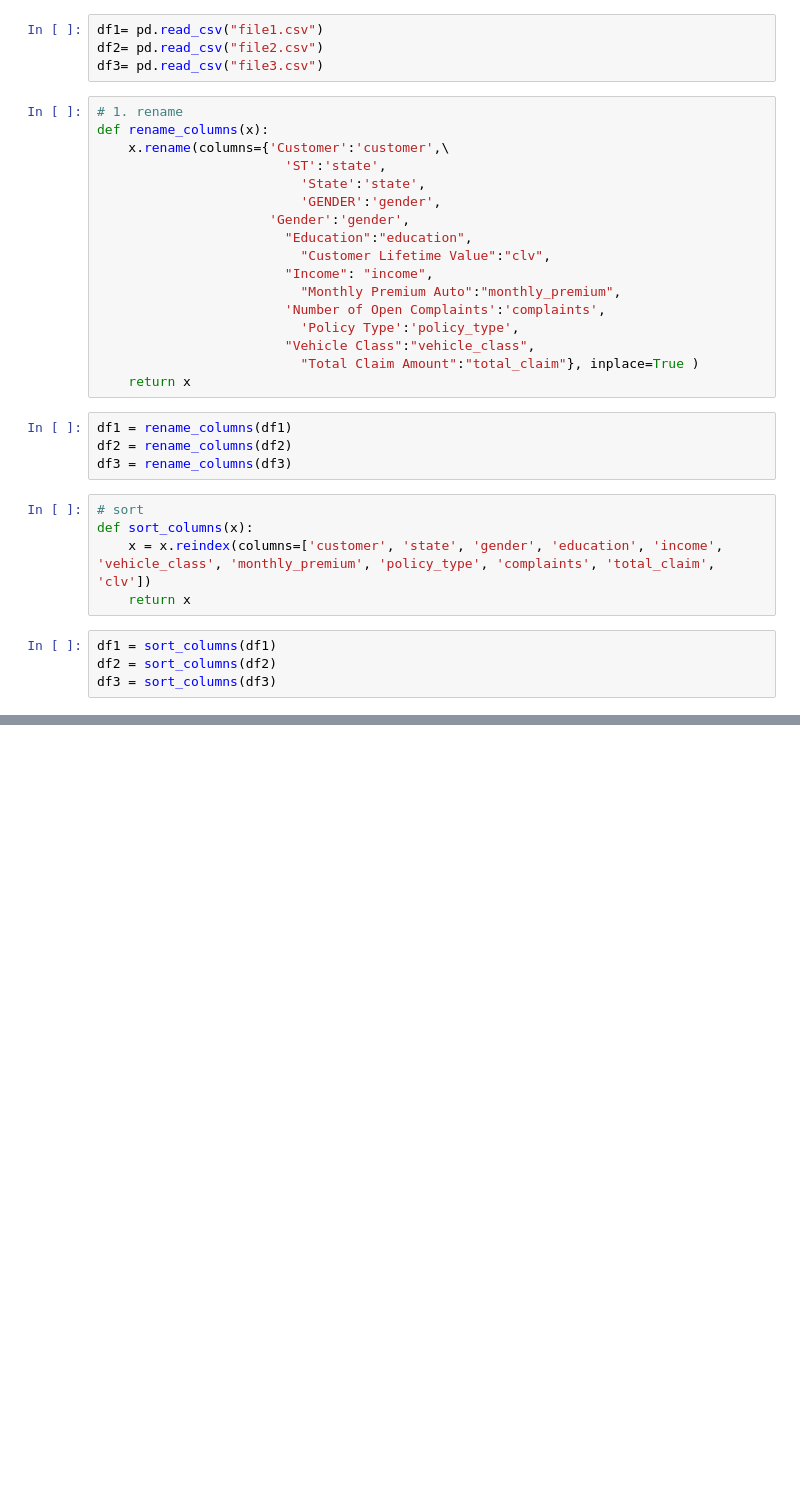
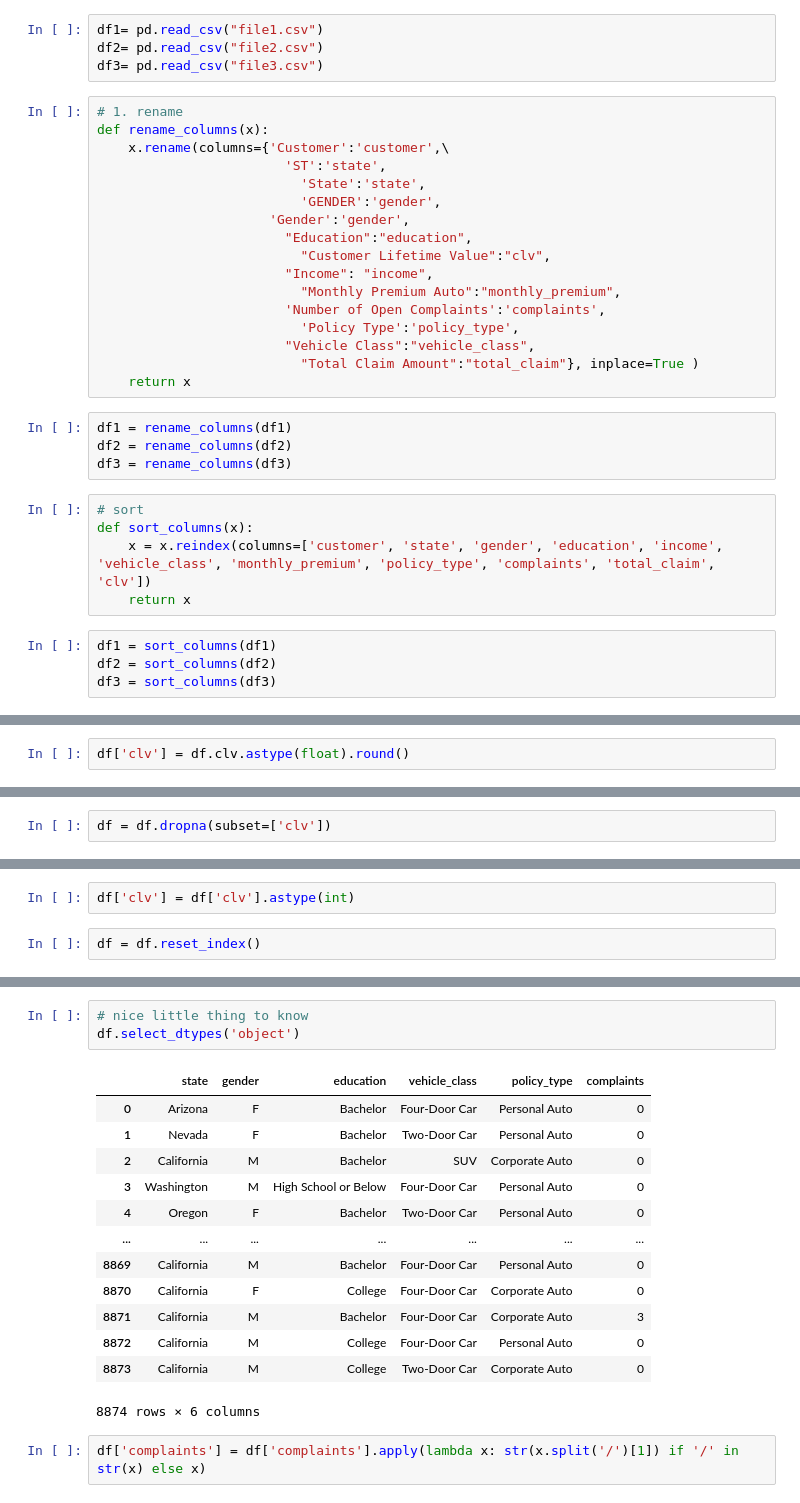
Before and after one commit to dmitri3748/dmitri_ironhack_labs, a Jupyter notebook: week2/case_study/monday.ipynb, the cells around one changed output, grey strips where cells are left out. Drawn from its saved outputs; the diff is of its cells as text; blank space fills up the shorter version.

```diff
--- a/week2/case_study/monday.ipynb
+++ b/week2/case_study/monday.ipynb
@@ -95,0 +207,2 @@ df
+# %%
+df['clv'] = df.clv.astype(float).round()
@@ -95,0 +213,2 @@ df
+# %%
+df = df.dropna(subset=['clv'])
@@ -95,0 +219,4 @@ df
+# %%
+df['clv'] = df['clv'].astype(int)
+# %%
+df = df.reset_index()
@@ -95,0 +302,19 @@ df
+# %%
+# nice little thing to know
+df.select_dtypes('object')
+# %% [output]
+|  | state | gender | education | vehicle_class | policy_type | complaints |
+| 0 | Arizona | F | Bachelor | Four-Door Car | Personal Auto | 0 |
+| 1 | Nevada | F | Bachelor | Two-Door Car | Personal Auto | 0 |
+| 2 | California | M | Bachelor | SUV | Corporate Auto | 0 |
+| 3 | Washington | M | High School or Below | Four-Door Car | Personal Auto | 0 |
+| 4 | Oregon | F | Bachelor | Two-Door Car | Personal Auto | 0 |
+| ... | ... | ... | ... | ... | ... | ... |
+| 8869 | California | M | Bachelor | Four-Door Car | Personal Auto | 0 |
+| 8870 | California | F | College | Four-Door Car | Corporate Auto | 0 |
+| 8871 | California | M | Bachelor | Four-Door Car | Corporate Auto | 3 |
+| 8872 | California | M | College | Four-Door Car | Personal Auto | 0 |
+| 8873 | California | M | College | Two-Door Car | Corporate Auto | 0 |
+8874 rows × 6 columns
+# %%
+df['complaints'] = df['complaints'].apply(lambda x: str(x.split('/')[1]) if '/' in str(x) else x)
```
Also changed, not shown: parts of 49 cells of this notebook.
